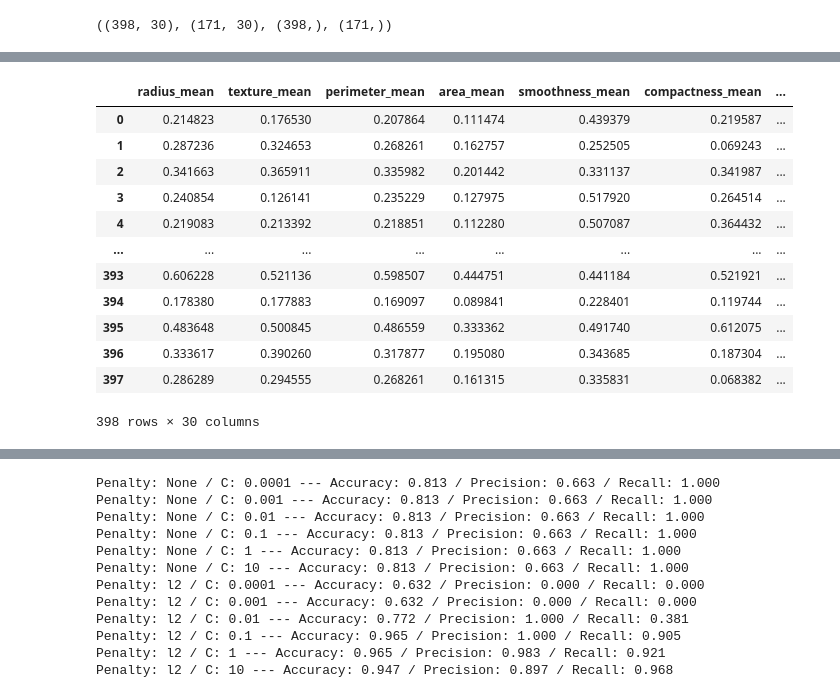
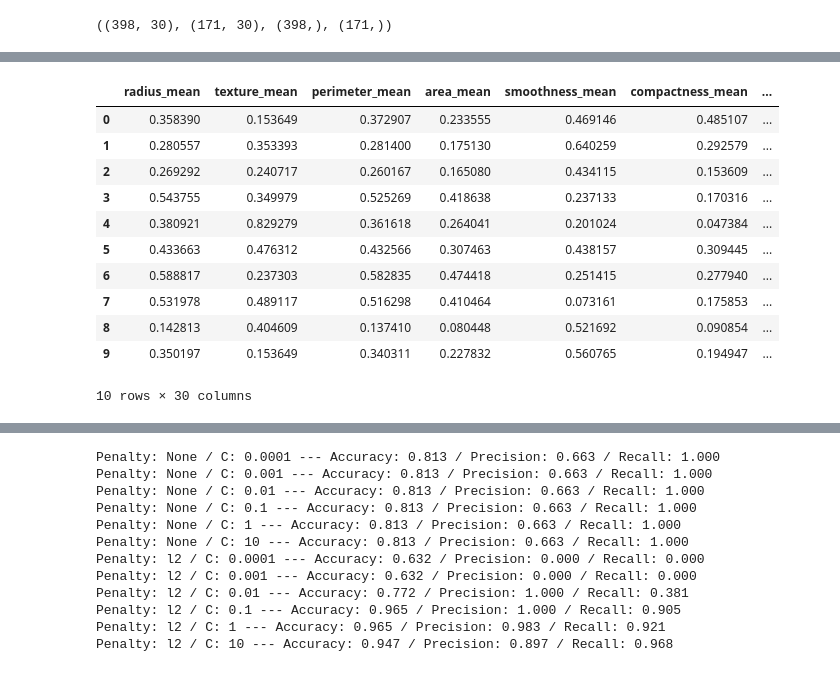
Before and after one commit to Lin-Ian/Breast-Cancer-Wisconsin-Diagnosis, a Jupyter notebook: train_test_model.ipynb, the cells around one changed output, grey strips where cells are left out. Saved outputs shown, nothing was run; the diff lists cells and outputs as text; code cells hidden in the pictures.

```diff
--- a/train_test_model.ipynb
+++ b/train_test_model.ipynb
@@ -24 +45,18 @@ x_train.shape, x_test.shape, y_train.shape, y_test.shape
+# %%
+x_test_scaled = min_max_scaler.fit_transform(x_test)
+x_test_scaled = pd.DataFrame(x_test_scaled, columns=x_columns)
+x_test_scaled.head(10)
+# %% [output]
+|  | radius_mean | texture_mean | perimeter_mean | area_mean | smoothness_mean | compactness_mean | ... |
+| 0 | 0.358390 | 0.153649 | 0.372907 | 0.233555 | 0.469146 | 0.485107 | ... |
+| 1 | 0.280557 | 0.353393 | 0.281400 | 0.175130 | 0.640259 | 0.292579 | ... |
+| 2 | 0.269292 | 0.240717 | 0.260167 | 0.165080 | 0.434115 | 0.153609 | ... |
+| 3 | 0.543755 | 0.349979 | 0.525269 | 0.418638 | 0.237133 | 0.170316 | ... |
+| 4 | 0.380921 | 0.829279 | 0.361618 | 0.264041 | 0.201024 | 0.047384 | ... |
+| 5 | 0.433663 | 0.476312 | 0.432566 | 0.307463 | 0.438157 | 0.309445 | ... |
+| 6 | 0.588817 | 0.237303 | 0.582835 | 0.474418 | 0.251415 | 0.277940 | ... |
+| 7 | 0.531978 | 0.489117 | 0.516298 | 0.410464 | 0.073161 | 0.175853 | ... |
+| 8 | 0.142813 | 0.404609 | 0.137410 | 0.080448 | 0.521692 | 0.090854 | ... |
+| 9 | 0.350197 | 0.153649 | 0.340311 | 0.227832 | 0.560765 | 0.194947 | ... |
+10 rows × 30 columns
 # %%
@@ -28,19 +63,0 @@ min_max_scaler = load(open('saved_objects/scaler.pkl', 'rb'))
-# %%
-x_train_columns = x.columns
-x_train_scaled = min_max_scaler.transform(x_train)
-x_train_scaled = pd.DataFrame(x_train_scaled, columns=x_train_columns)
-x_train_scaled
-# %% [output]
-|  | radius_mean | texture_mean | perimeter_mean | area_mean | smoothness_mean | compactness_mean | ... |
-| 0 | 0.214823 | 0.176530 | 0.207864 | 0.111474 | 0.439379 | 0.219587 | ... |
-| 1 | 0.287236 | 0.324653 | 0.268261 | 0.162757 | 0.252505 | 0.069243 | ... |
-| 2 | 0.341663 | 0.365911 | 0.335982 | 0.201442 | 0.331137 | 0.341987 | ... |
-| 3 | 0.240854 | 0.126141 | 0.235229 | 0.127975 | 0.517920 | 0.264514 | ... |
-| 4 | 0.219083 | 0.213392 | 0.218851 | 0.112280 | 0.507087 | 0.364432 | ... |
-| ... | ... | ... | ... | ... | ... | ... | ... |
-| 393 | 0.606228 | 0.521136 | 0.598507 | 0.444751 | 0.441184 | 0.521921 | ... |
-| 394 | 0.178380 | 0.177883 | 0.169097 | 0.089841 | 0.228401 | 0.119744 | ... |
-| 395 | 0.483648 | 0.500845 | 0.486559 | 0.333362 | 0.491740 | 0.612075 | ... |
-| 396 | 0.333617 | 0.390260 | 0.317877 | 0.195080 | 0.343685 | 0.187304 | ... |
-| 397 | 0.286289 | 0.294555 | 0.268261 | 0.161315 | 0.335831 | 0.068382 | ... |
-398 rows × 30 columns
```
Also changed, not shown: parts of 8 cells of this notebook.
